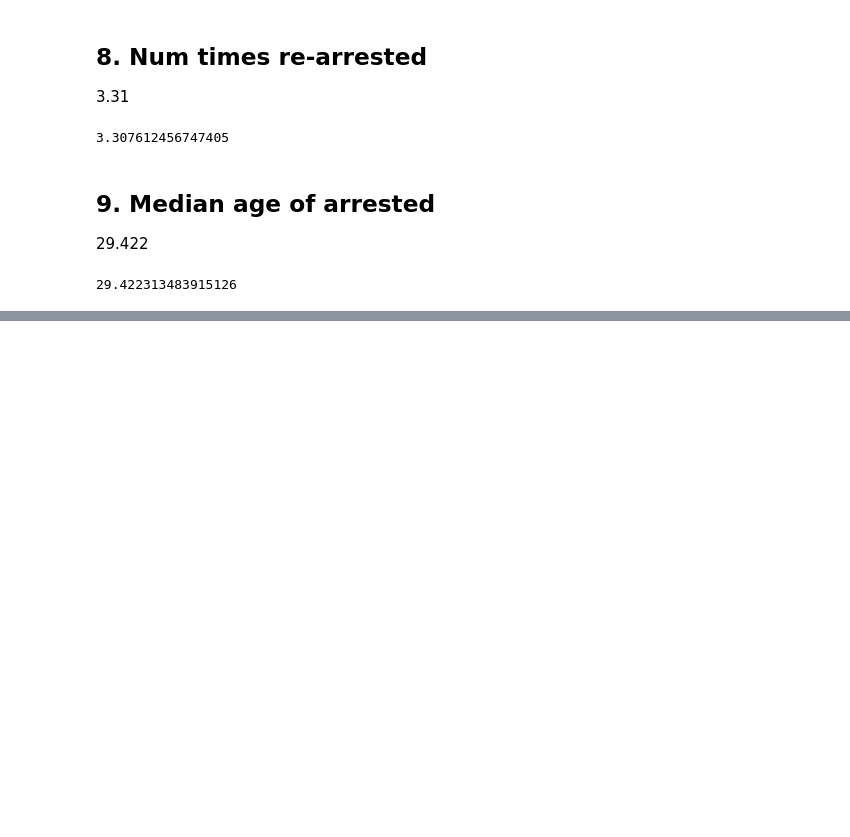
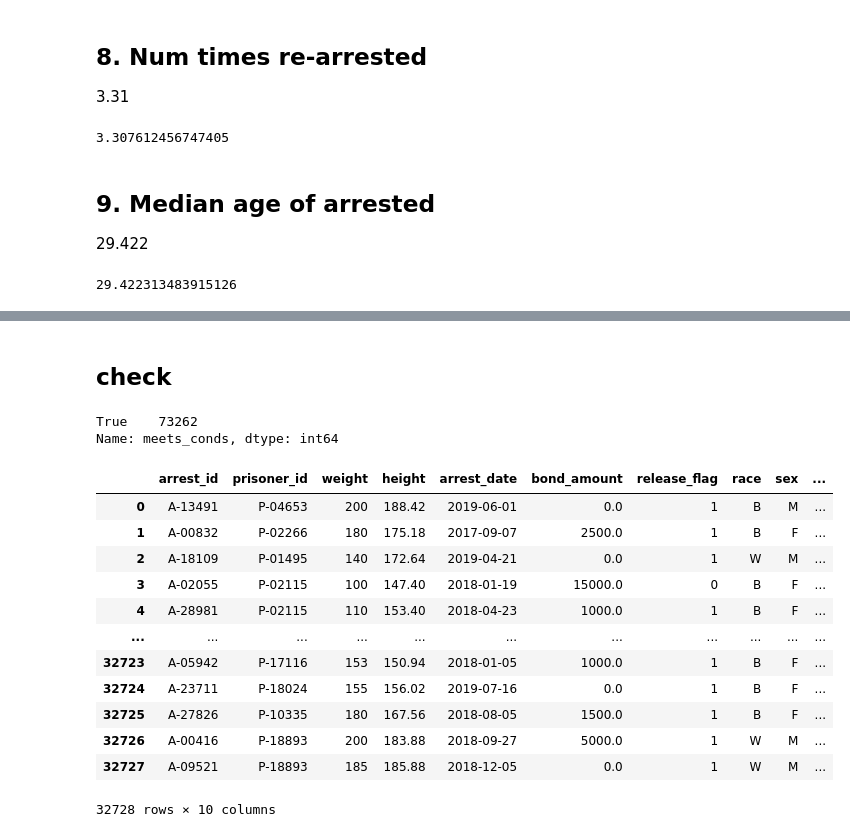
Before and after one commit to m-gaster/UChicago-Problem-Set, a Jupyter notebook: Problem Set 1.ipynb, the cells around one changed output, grey strips where cells are left out. Drawn from its saved outputs; the diff is of its cells as text; code cells hidden in the pictures; blank space fills up the shorter version.

```diff
--- a/Problem Set 1.ipynb
+++ b/Problem Set 1.ipynb
@@ -444,0 +620,2 @@ arrest_pairs_b
+# %% [markdown]
+## check
@@ -444,0 +632,21 @@ arrest_pairs_b
+# %%
+check_good_arrest_data(paired_data=arrest_pairs_b)['meets_conds'].value_counts()
+# %% [output]
+True    73262
+Name: meets_conds, dtype: int64
+# %%
+arrest_data
+# %% [output]
+|  | arrest_id | prisoner_id | weight | height | arrest_date | bond_amount | release_flag | race | sex | ... |
+| 0 | A-13491 | P-04653 | 200 | 188.42 | 2019-06-01 | 0.0 | 1 | B | M | ... |
+| 1 | A-00832 | P-02266 | 180 | 175.18 | 2017-09-07 | 2500.0 | 1 | B | F | ... |
+| 2 | A-18109 | P-01495 | 140 | 172.64 | 2019-04-21 | 0.0 | 1 | W | M | ... |
+| 3 | A-02055 | P-02115 | 100 | 147.40 | 2018-01-19 | 15000.0 | 0 | B | F | ... |
+| 4 | A-28981 | P-02115 | 110 | 153.40 | 2018-04-23 | 1000.0 | 1 | B | F | ... |
+| ... | ... | ... | ... | ... | ... | ... | ... | ... | ... | ... |
+| 32723 | A-05942 | P-17116 | 153 | 150.94 | 2018-01-05 | 1000.0 | 1 | B | F | ... |
+| 32724 | A-23711 | P-18024 | 155 | 156.02 | 2019-07-16 | 0.0 | 1 | B | F | ... |
+| 32725 | A-27826 | P-10335 | 180 | 167.56 | 2018-08-05 | 1500.0 | 1 | B | F | ... |
+| 32726 | A-00416 | P-18893 | 200 | 183.88 | 2018-09-27 | 5000.0 | 1 | W | M | ... |
+| 32727 | A-09521 | P-18893 | 185 | 185.88 | 2018-12-05 | 0.0 | 1 | W | M | ... |
+32728 rows × 10 columns
```
Also changed, not shown: parts of 49 cells of this notebook, 1 other file.
